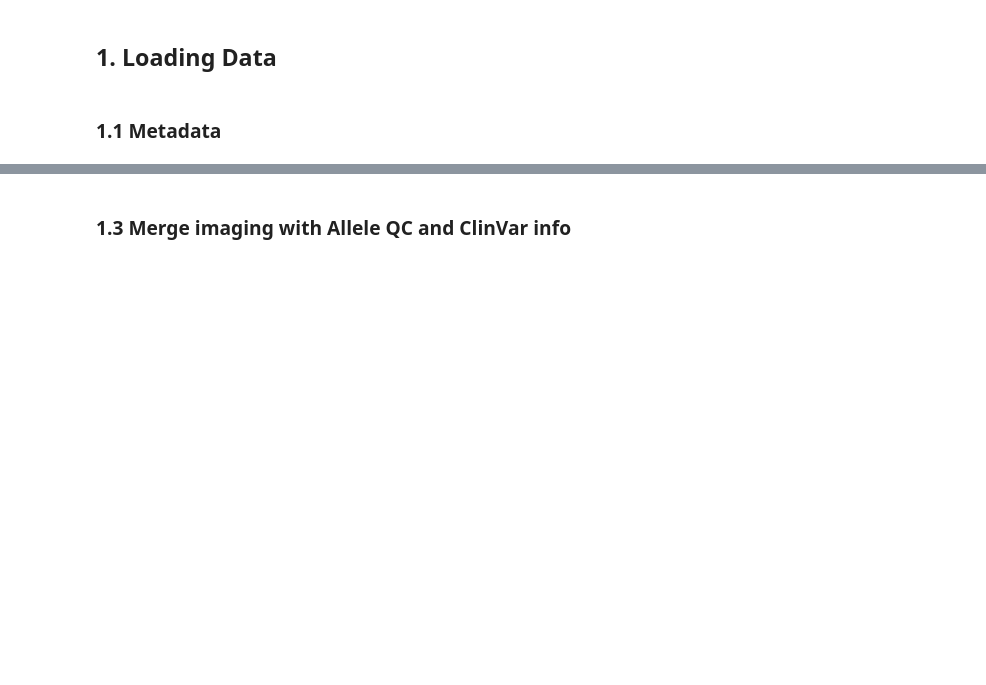
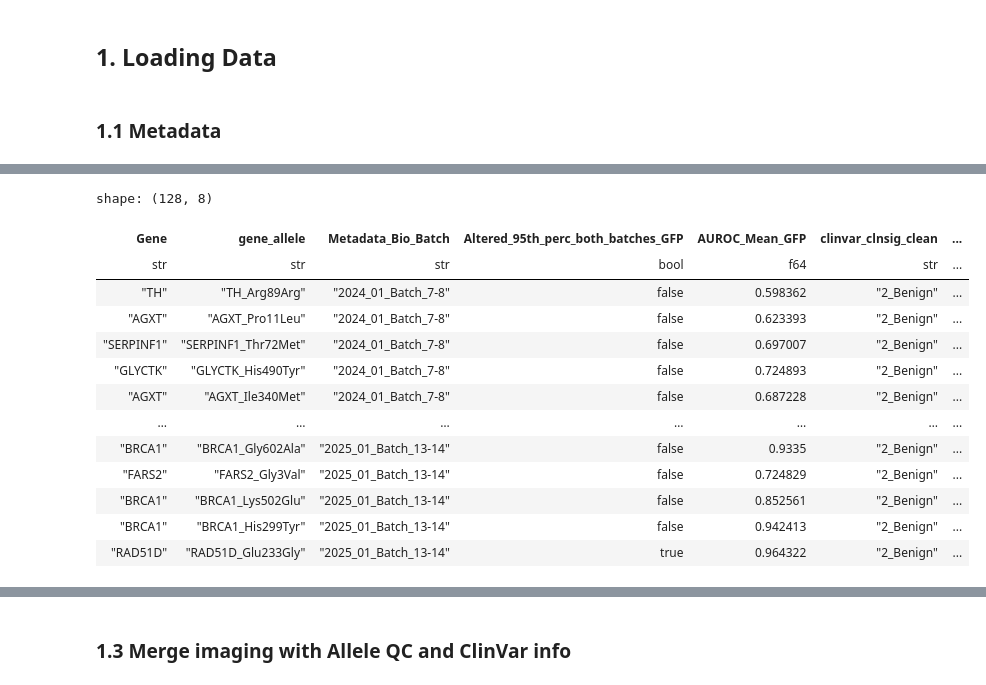
Before and after one commit to broadinstitute/2025_laval_submitted, a Jupyter notebook: 2_individual_assay_results/imaging/2_analysis/2_analyze_cp_results/0_results_summary.ipynb, the cells around one changed output, grey strips where cells are left out. Saved outputs shown, nothing was run; the diff lists cells and outputs as text; code cells hidden in the pictures; blank space fills up the shorter version.

```diff
--- a/2_individual_assay_results/imaging/2_analysis/2_analyze_cp_results/0_results_summary.ipynb
+++ b/2_individual_assay_results/imaging/2_analysis/2_analyze_cp_results/0_results_summary.ipynb
@@ -102,0 +130,19 @@ alleles_to_drop
+# %%
+img_seq_qc_df.filter(
+    pl.col("clinvar_clnsig_clean")=="2_Benign"
+)
+# %% [output]
+shape: (128, 8)
+| Gene | gene_allele | Metadata_Bio_Batch | Altered_95th_perc_both_batches_GFP | AUROC_Mean_GFP | clinvar_clnsig_clean | ... |
+| str | str | str | bool | f64 | str | ... |
+| "TH" | "TH_Arg89Arg" | "2024_01_Batch_7-8" | false | 0.598362 | "2_Benign" | ... |
+| "AGXT" | "AGXT_Pro11Leu" | "2024_01_Batch_7-8" | false | 0.623393 | "2_Benign" | ... |
+| "SERPINF1" | "SERPINF1_Thr72Met" | "2024_01_Batch_7-8" | false | 0.697007 | "2_Benign" | ... |
+| "GLYCTK" | "GLYCTK_His490Tyr" | "2024_01_Batch_7-8" | false | 0.724893 | "2_Benign" | ... |
+| "AGXT" | "AGXT_Ile340Met" | "2024_01_Batch_7-8" | false | 0.687228 | "2_Benign" | ... |
+| … | … | … | … | … | … | ... |
+| "BRCA1" | "BRCA1_Gly602Ala" | "2025_01_Batch_13-14" | false | 0.9335 | "2_Benign" | ... |
+| "FARS2" | "FARS2_Gly3Val" | "2025_01_Batch_13-14" | false | 0.724829 | "2_Benign" | ... |
+| "BRCA1" | "BRCA1_Lys502Glu" | "2025_01_Batch_13-14" | false | 0.852561 | "2_Benign" | ... |
+| "BRCA1" | "BRCA1_His299Tyr" | "2025_01_Batch_13-14" | false | 0.942413 | "2_Benign" | ... |
+| "RAD51D" | "RAD51D_Glu233Gly" | "2025_01_Batch_13-14" | true | 0.964322 | "2_Benign" | ... |
```
Also changed, not shown: parts of 7 cells of this notebook, 5 other files.
